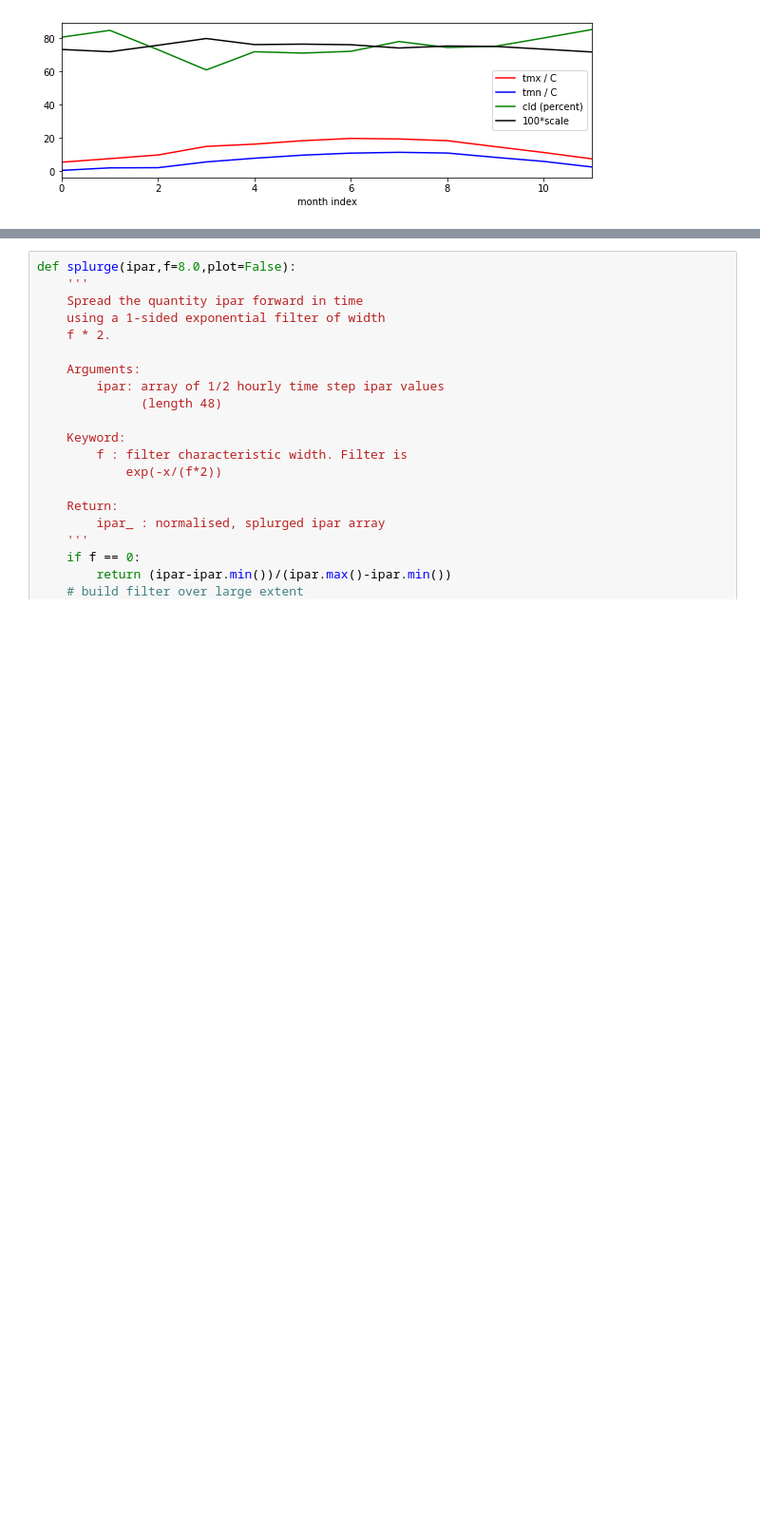
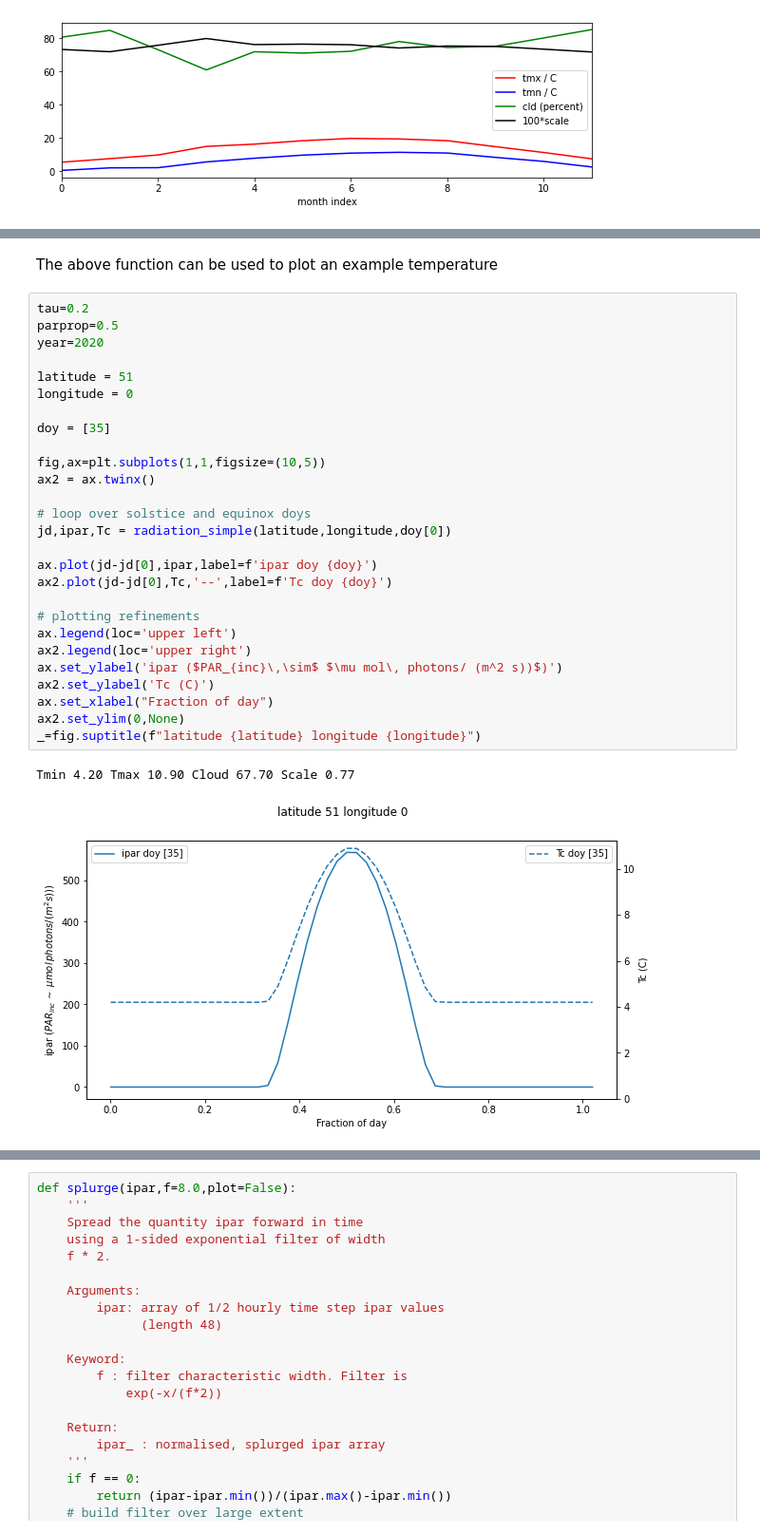
Before and after one commit to UCL-EO/geog0133, a Jupyter notebook: docs/notebooks_lab/005_Solar_Practical.ipynb, the cells around one changed output, grey strips where cells are left out. Shown at 95% size. Cells and saved outputs as stored; diff of their text form; blank space fills up the shorter version.

```diff
--- a/docs/notebooks_lab/005_Solar_Practical.ipynb
+++ b/docs/notebooks_lab/005_Solar_Practical.ipynb
@@ -231 +302,33 @@ _=plt.xlim(0,11)
+# %% [markdown]
+The above function can be used to plot an example temperature
+# %%
+tau=0.2
+parprop=0.5
+year=2020
+
+latitude = 51
+longitude = 0
+
+doy = [35]
+
+fig,ax=plt.subplots(1,1,figsize=(10,5))
+ax2 = ax.twinx()
+
+# loop over solstice and equinox doys
+jd,ipar,Tc = radiation_simple(latitude,longitude,doy[0])
+
+ax.plot(jd-jd[0],ipar,label=f'ipar doy {doy}')
+ax2.plot(jd-jd[0],Tc,'--',label=f'Tc doy {doy}')
+
+# plotting refinements
+ax.legend(loc='upper left')
+ax2.legend(loc='upper right')
+ax.set_ylabel('ipar ($PAR_{inc}\,\sim$ $\mu mol\, photons/ (m^2 s))$)')
+ax2.set_ylabel('Tc (C)')
+ax.set_xlabel("Fraction of day")
+ax2.set_ylim(0,None)
+_=fig.suptitle(f"latitude {latitude} longitude {longitude}")
+# %% [output]
+Tmin 4.20 Tmax 10.90 Cloud 67.70 Scale 0.77
+[figure, added]
 # %% [markdown]
```
Also changed, not shown: parts of 12 cells of this notebook, 5 other files.
